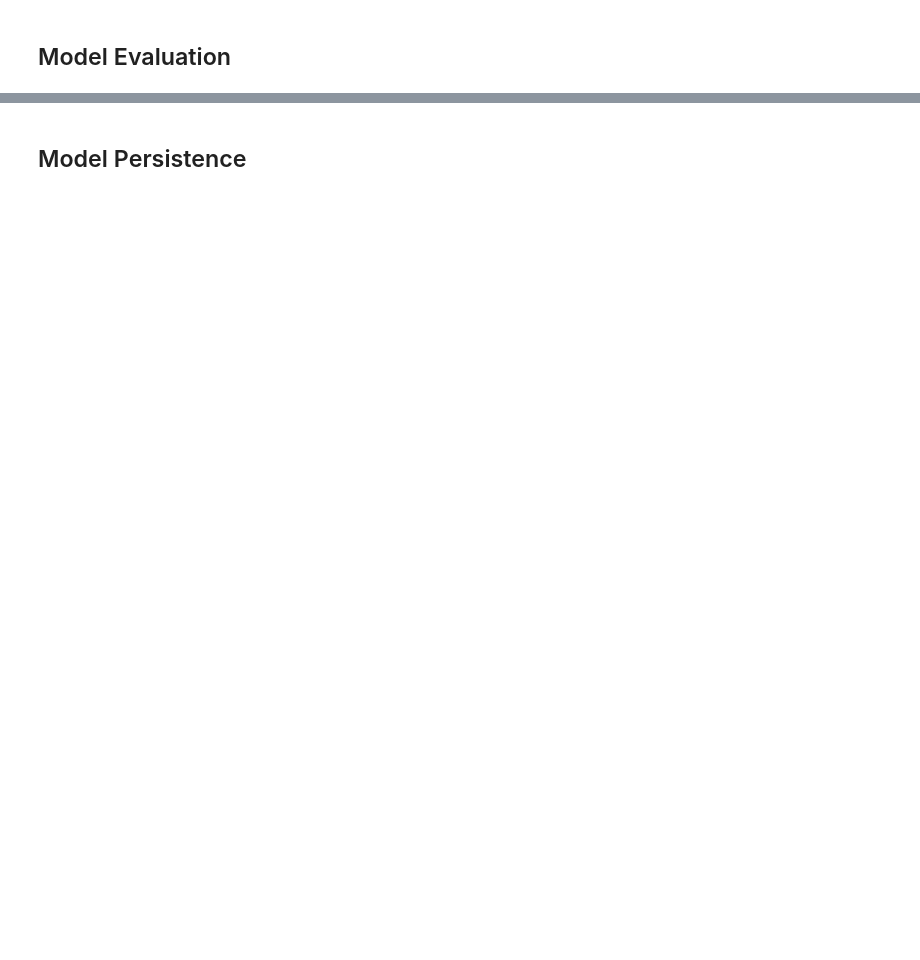
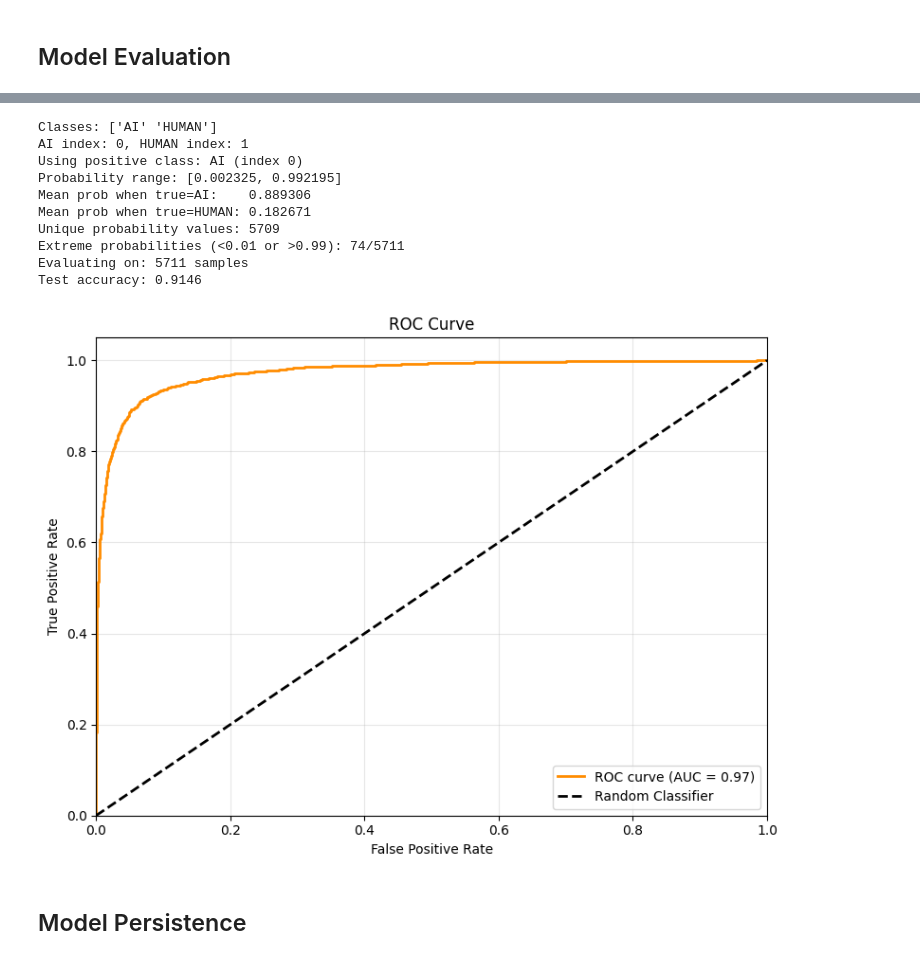
Before and after one commit to movindugunarathna/sinXdetect, a Jupyter notebook: ml/bilstm_text_classifier.ipynb, the cells around one changed output, grey strips where cells are left out. Cells and saved outputs as stored; diff of their text form; code cells hidden in the pictures; blank space fills up the shorter version.

Commit message:
roc curve is 0.97

```diff
--- a/ml/bilstm_text_classifier.ipynb
+++ b/ml/bilstm_text_classifier.ipynb
@@ -161,12 +259,22 @@ callbacks = [
         filepath=str(MODEL_DIR / 'checkpoint.keras'),
         monitor='val_accuracy',
         save_best_only=True,
-        mode='max'
+        mode='max',
+        verbose=1
     ),
     tf.keras.callbacks.EarlyStopping(
         monitor='val_accuracy',
-        patience=2,
-        restore_best_weights=True
+        patience=1,  # Reduced from 2 - stop after 1 epoch of no improvement
+        restore_best_weights=True,
+        verbose=1
+    ),
+    # Reduce learning rate when validation stops improving
+    tf.keras.callbacks.ReduceLROnPlateau(
+        monitor='val_loss',
+        factor=0.5,
+        patience=1,
+        min_lr=1e-6,
+        verbose=1
     )
 ]
 
@@ -212,34 +350,92 @@ plt.show()
 # %%
-# ROC Curve
+# ROC Curve - FIXED VERSION
 # For multi-class ROC curve (one-vs-rest)
 y_test_bin = label_binarize(y_test, classes=range(NUM_CLASSES))
+
+# Ensure test_probs is a numpy array (convert from tensor if needed)
+if hasattr(test_probs, 'numpy'):
+    test_probs_np = test_probs.numpy()
+else:
+    test_probs_np = np.array(test_probs)
+
+# Ensure probabilities are properly normalized (should already be from softmax)
+test_probs_np = test_probs_np / test_probs_np.sum(axis=1, keepdims=True)
 
 plt.figure(figsize=(8, 6))
 
 if NUM_CLASSES == 2:
     # Binary classification
-    fpr, tpr, _ = roc_curve(y_test, test_probs[:, 1])
+    # CRITICAL FIX: Determine which class is AI
+    # LabelEncoder sorts alphabetically, so AI=0, HUMAN=1
+    ai_class_idx = label_encoder.transform(['AI'])[0]
+    human_class_idx = label_encoder.transform(['HUMAN'])[0]
+
+    print(f"Classes: {label_encoder.classes_}")
+    print(f"AI index: {ai_class_idx}, HUMAN index: {human_class_idx}")
+
+    # Use AI as the positive class
+    positive_class_idx = ai_class_idx
+    probs_positive = test_probs_np[:, positive_class_idx]
+
+    # Ensure probabilities are in valid range [0, 1]
+    probs_positive = np.clip(probs_positive, 0, 1)
+
+    # CRITICAL: Use pos_label to specify AI as positive class
+    fpr, tpr, thresholds = roc_curve(
+        y_true=y_test,
+        y_score=probs_positive,
+        pos_label=positive_class_idx  # Explicitly set AI as positive
+    )
     roc_auc = auc(fpr, tpr)
+
+    # Diagnostic information
+    print(f"Using positive class: {label_encoder.classes_[positive_class_idx]} (index {positive_class_idx})")
+    print(f"Probability range: [{probs_positive.min():.6f}, {probs_positive.max():.6f}]")
+    print(f"Mean prob when true=AI:    {probs_positive[y_test == ai_class_idx].mean():.6f}")
+    print(f"Mean prob when true=HUMAN: {probs_positive[y_test == human_class_idx].mean():.6f}")
+    print(f"Unique probability values: {len(np.unique(probs_positive))}")
+    print(f"Extreme probabilities (<0.01 or >0.99): {((probs_positive < 0.01) | (probs_positive > 0.99)).sum()}/{len(probs_positive)}")
+
+    # Check if we're evaluating on test set (not train by mistake)
+    print(f"Evaluating on: {len(y_test)} samples")
+    print(f"Test accuracy: {(test_pred == y_test).mean():.4f}")
+
+    if (test_pred == y_test).mean() == 1.0:
+        print("WARNING: 100% accuracy - check if using correct dataset!")
+
     plt.plot(fpr, tpr, color='darkorange', lw=2, label=f'ROC curve (AUC = {roc_auc:.2f})')
 else:
     # Multi-class: plot ROC for each class
     colors = plt.cm.tab10(np.linspace(0, 1, NUM_CLASSES))
     for i in range(NUM_CLASSES):
-        fpr, tpr, _ = roc_curve(y_test_bin[:, i], test_probs[:, i])
+        probs_class = np.clip(test_probs_np[:, i], 0, 1)
+        fpr, tpr, _ = roc_curve(y_test_bin[:, i], probs_class)
         roc_auc = auc(fpr, tpr)
         plt.plot(fpr, tpr, color=colors[i], lw=2,
                 label=f'{label_encoder.classes_[i]} (AUC = {roc_auc:.2f})')
 
 plt.plot([0, 1], [0, 1], 'k--', lw=2, label='Random Classifier')
 plt.xlim([0.0, 1.0])
 plt.ylim([0.0, 1.05])
 plt.xlabel('False Positive Rate')
 plt.ylabel('True Positive Rate')
 plt.title('ROC Curve')
 plt.legend(loc='lower right')
 plt.grid(True, alpha=0.3)
 plt.tight_layout()
 plt.show()
+# %% [output]
+Classes: ['AI' 'HUMAN']
+AI index: 0, HUMAN index: 1
+Using positive class: AI (index 0)
+Probability range: [0.002325, 0.992195]
+Mean prob when true=AI:    0.889306
+Mean prob when true=HUMAN: 0.182671
+Unique probability values: 5709
+Extreme probabilities (<0.01 or >0.99): 74/5711
+Evaluating on: 5711 samples
+Test accuracy: 0.9146
+[figure, added]
 # %% [markdown]
 ## Model Persistence
 # %%
```
Also changed, not shown: parts of 13 cells of this notebook.
